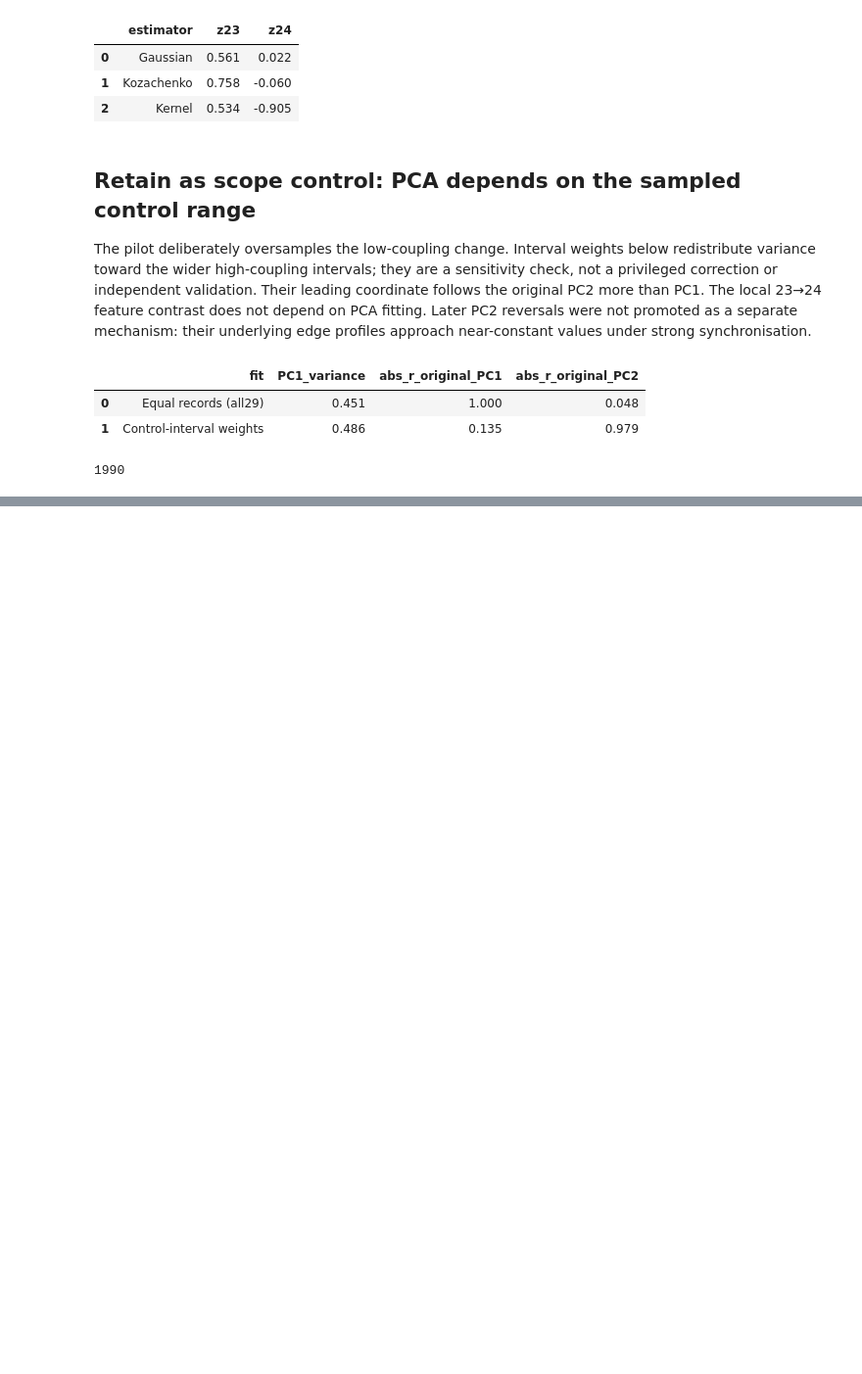
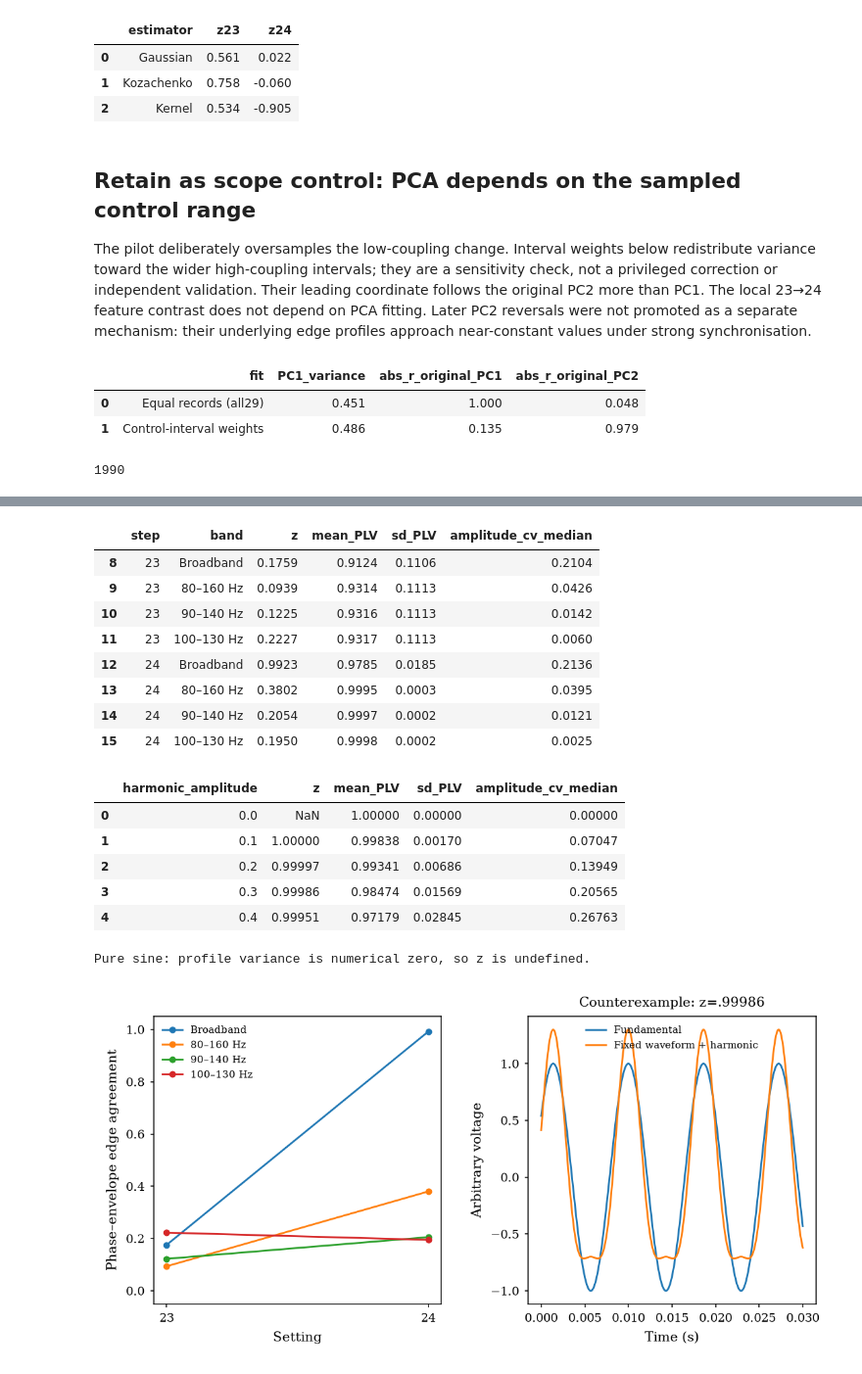
Before and after one commit to willedibam/mts-spi-study-cluster, a Jupyter notebook: notebooks/empirical/hardware-pilot-scan.ipynb, the cells around one changed output, grey strips where cells are left out. Shown at 98% size. Cells and saved outputs as stored; diff of their text form; code cells hidden in the pictures; blank space fills up the shorter version.

```diff
--- a/notebooks/empirical/hardware-pilot-scan.ipynb
+++ b/notebooks/empirical/hardware-pilot-scan.ipynb
@@ -12,7 +12,7 @@ import pandas as pd
 from scipy.signal import hilbert
 import matplotlib.pyplot as plt
 from IPython.display import display, Image
-ROOT = next(p for p in (Path.cwd(), *Path.cwd().parents) if (p/'src/spi_spi_contract.py').exists())
+ROOT = next(p for p in (Path.cwd(), *Path.cwd().parents) if (p/'pyproject.toml').is_file() and (p/'scripts/plot_hardware_pilot.py').is_file())
 if str(ROOT) not in sys.path: sys.path.insert(0, str(ROOT))
 from scripts.plot_hardware_pilot import style, box, save
 style()
@@ -153,0 +208,50 @@ display(pd.DataFrame(weight_checks).round(3))
+# %%
+from scipy.signal import butter, sosfiltfilt
+bands=[None,(80,160),(90,140),(100,130)]
+filtered=[]
+with np.load(RUN/'observations.npz') as bank:
+    for step in [21,22,23,24,26,28,87]:
+        x=bank[f'r17451096-s{step:03d}-t5000']
+        for band in bands:
+            y=x if band is None else sosfiltfilt(butter(4,band,btype='band',fs=500,output='sos'),x,axis=1)
+            filtered.append(dict(step=step,band='Broadband' if band is None else f'{band[0]}–{band[1]} Hz',**phase_envelope_diagnostic(y,trim=250)))
+filtered=pd.DataFrame(filtered)
+display(filtered[filtered.step.isin([23,24])].round(4))
+filtered.to_csv(OUT/'carrier-band-sensitivity.csv',index=False)
+time=np.arange(5000)/500
+angle=2*np.pi*116*time+np.linspace(-1,1,28)[:,None]
+toy=[]
+for harmonic in [0,.1,.2,.3,.4]:
+    toy.append(dict(harmonic_amplitude=harmonic,**phase_envelope_diagnostic(np.cos(angle)+harmonic*np.cos(2*angle))))
+toy=pd.DataFrame(toy)
+display(toy.round(5))
+print('Pure sine: profile variance is numerical zero, so z is undefined.')
+toy.to_csv(OUT/'fixed-waveform-counterexample.csv',index=False)
+fig,axes=plt.subplots(1,2,figsize=(6.2,3.0))
+for label,g in filtered[filtered.step.isin([23,24])].groupby('band',sort=False):
+    axes[0].plot(g.step,g.z,'o-',label=label)
+axes[0].set(xlabel='Setting',ylabel='Phase–envelope edge agreement',xticks=[23,24],ylim=(-.05,1.05));axes[0].legend(fontsize=6)
+fine_time=np.linspace(0,.03,900); fine_angle=2*np.pi*116*fine_time-1
+axes[1].plot(fine_time,np.cos(fine_angle),label='Fundamental')
+axes[1].plot(fine_time,np.cos(fine_angle)+.3*np.cos(2*fine_angle),label='Fixed waveform + harmonic')
+axes[1].set(xlabel='Time (s)',ylabel='Arbitrary voltage',title='Counterexample: z=.99986');axes[1].legend(fontsize=6)
+for ax in axes: box(ax)
+finish(fig,'waveform-calibration')
+# %% [output]
+|  | step | band | z | mean_PLV | sd_PLV | amplitude_cv_median |
+| 8 | 23 | Broadband | 0.1759 | 0.9124 | 0.1106 | 0.2104 |
+| 9 | 23 | 80–160 Hz | 0.0939 | 0.9314 | 0.1113 | 0.0426 |
+| 10 | 23 | 90–140 Hz | 0.1225 | 0.9316 | 0.1113 | 0.0142 |
+| 11 | 23 | 100–130 Hz | 0.2227 | 0.9317 | 0.1113 | 0.0060 |
+| 12 | 24 | Broadband | 0.9923 | 0.9785 | 0.0185 | 0.2136 |
+| 13 | 24 | 80–160 Hz | 0.3802 | 0.9995 | 0.0003 | 0.0395 |
+| 14 | 24 | 90–140 Hz | 0.2054 | 0.9997 | 0.0002 | 0.0121 |
+| 15 | 24 | 100–130 Hz | 0.1950 | 0.9998 | 0.0002 | 0.0025 |
+|  | harmonic_amplitude | z | mean_PLV | sd_PLV | amplitude_cv_median |
+| 0 | 0.0 | NaN | 1.00000 | 0.00000 | 0.00000 |
+| 1 | 0.1 | 1.00000 | 0.99838 | 0.00170 | 0.07047 |
+| 2 | 0.2 | 0.99997 | 0.99341 | 0.00686 | 0.13949 |
+| 3 | 0.3 | 0.99986 | 0.98474 | 0.01569 | 0.20565 |
+| 4 | 0.4 | 0.99951 | 0.97179 | 0.02845 | 0.26763 |
+Pure sine: profile variance is numerical zero, so z is undefined.
+[figure, added]
```
Also changed, not shown: parts of 5 cells of this notebook, 41 other files.
